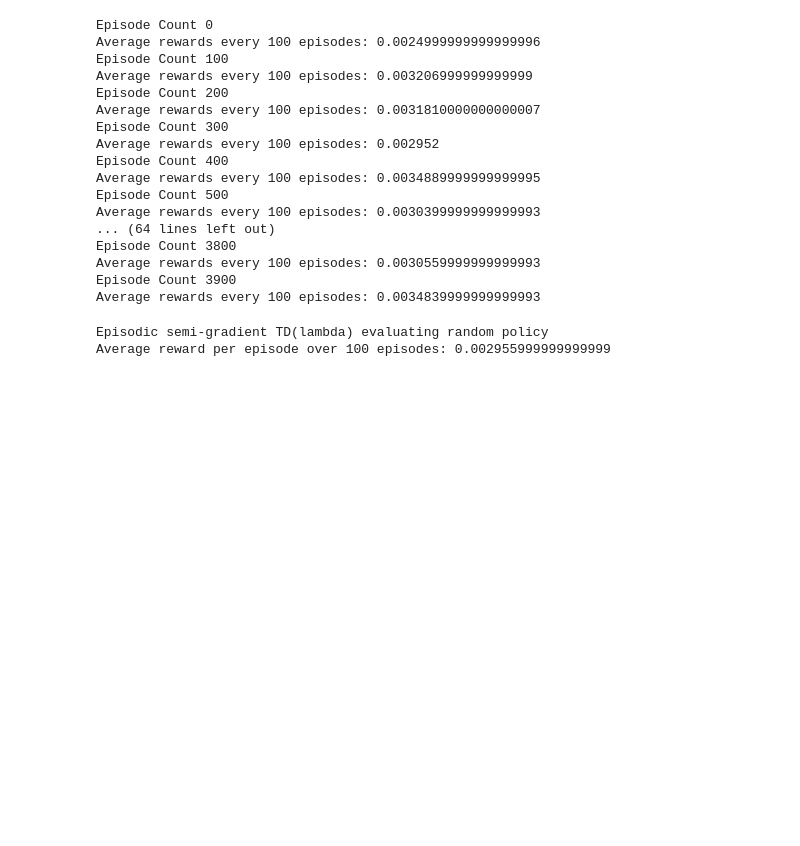
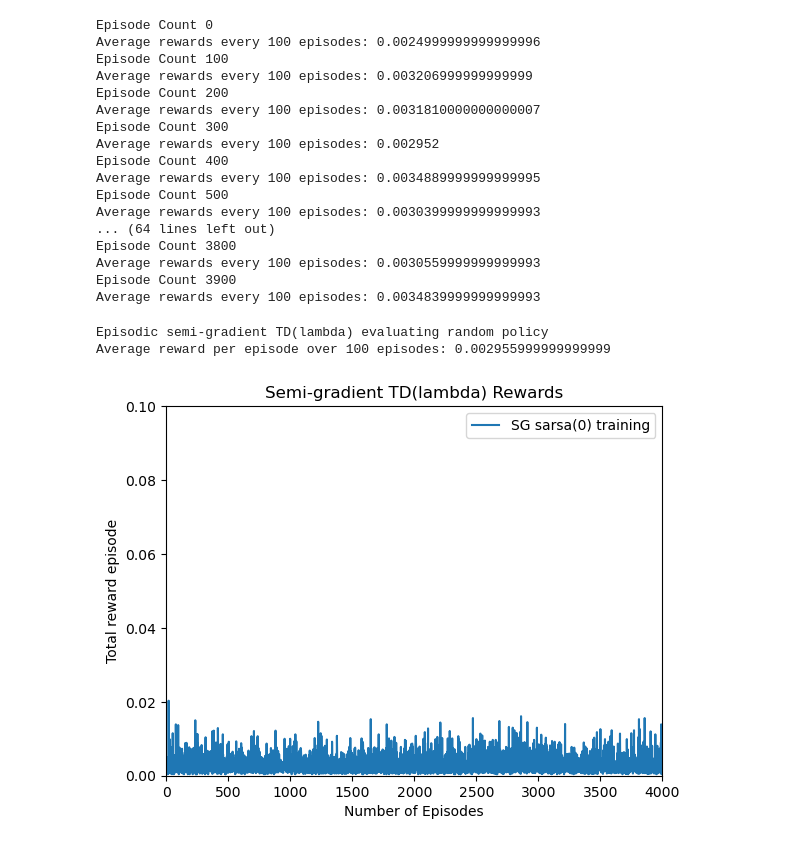
Before and after one commit to pam1202g/SIT796RL, a Jupyter notebook: SG-Sarsa-Frozen-Lake.ipynb, the cells around one changed output. Cells and saved outputs as stored; diff of their text form; code cells hidden in the pictures; blank space fills up the shorter version.

```diff
--- a/SG-Sarsa-Frozen-Lake.ipynb
+++ b/SG-Sarsa-Frozen-Lake.ipynb
@@ -299,4 +303,8 @@ print("Average reward per episode over", 100, "episodes:", np.mean(sg_tdlambda_r
 # %% [output]
 Episodic semi-gradient TD(lambda) evaluating random policy
 Average reward per episode over 100 episodes: 0.002955999999999999
+# %%
+plot_values(4000, sg_tdlambda_rewards[-4000:],'Semi-gradient TD(lambda) Rewards', 0.1)
+# %% [output]
+[figure, added]
 # %%
```
Also changed, not shown: parts of 4 cells of this notebook.
